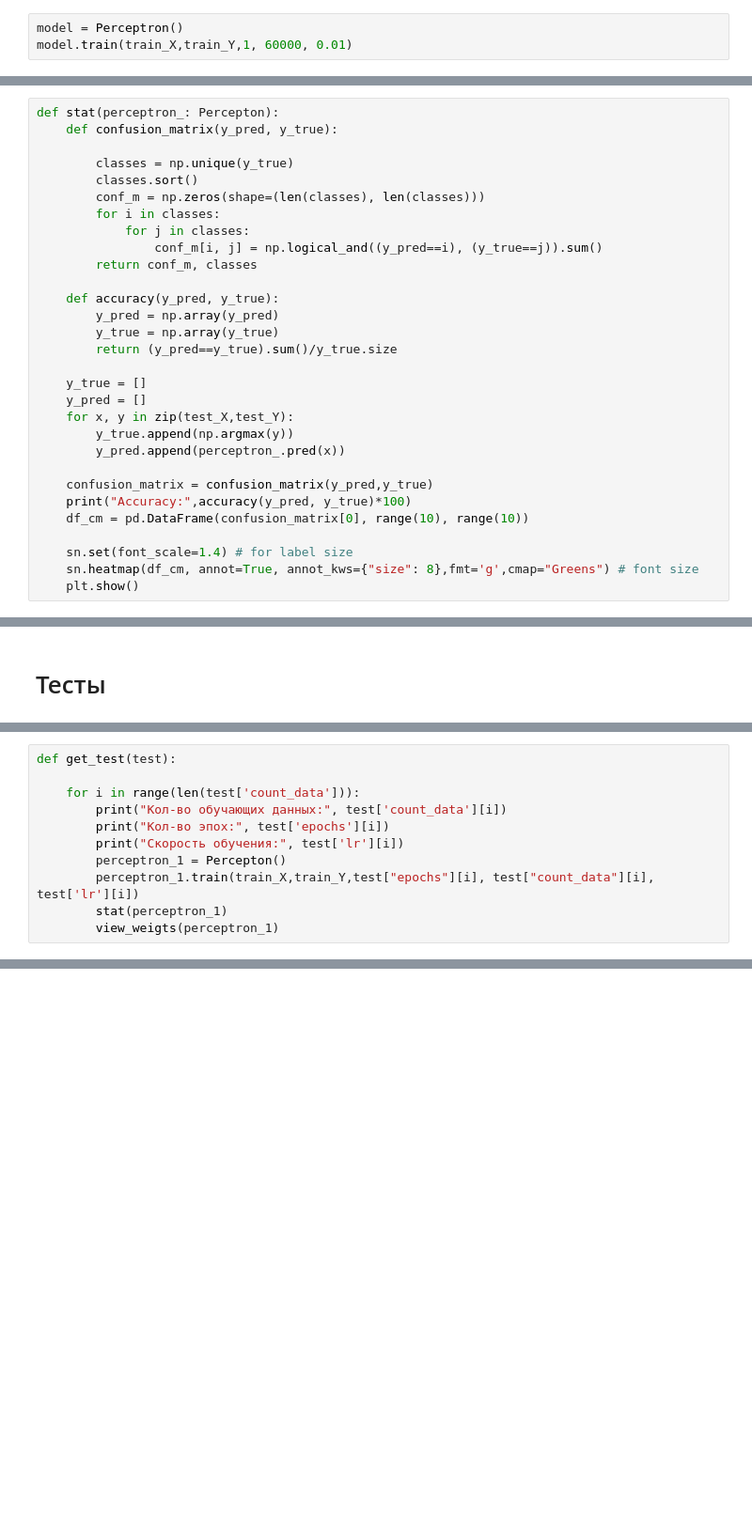
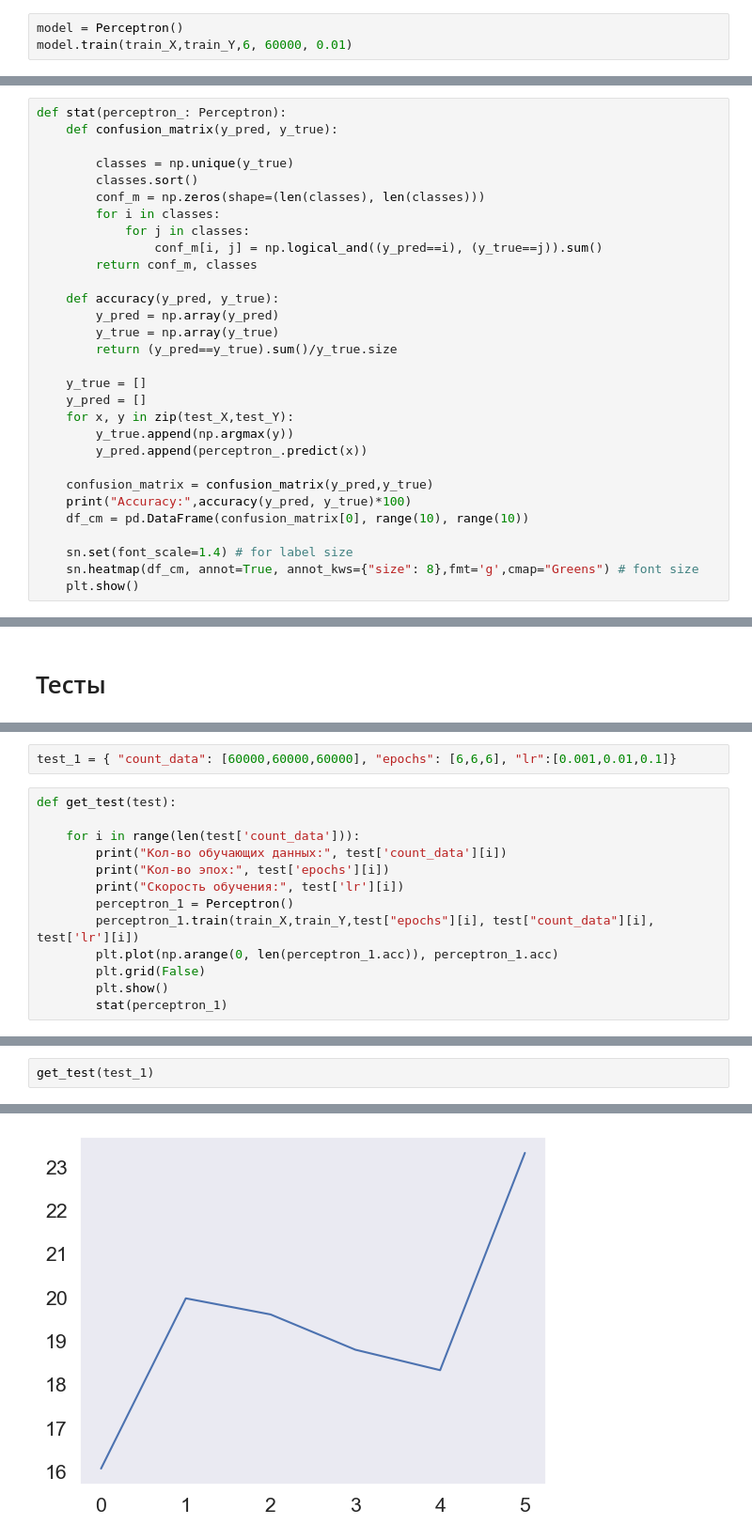
Before and after one commit to GongniR/Mag_2_semester, a Jupyter notebook: DoIS/LW_3/LW_3.ipynb, the cells around one changed output, grey strips where cells are left out. Shown: that part at 94% size. Cells and saved outputs as stored; diff of their text form; blank space fills up the shorter version.

```diff
--- a/DoIS/LW_3/LW_3.ipynb
+++ b/DoIS/LW_3/LW_3.ipynb
@@ -193,5 +180,5 @@ class Perceptron:
         return np.argmax(y_pred)
 # %%
 model = Perceptron()
-model.train(train_X,train_Y,1, 60000, 0.01)
+model.train(train_X,train_Y,6, 60000, 0.01)
 # %% [output]
@@ -211,7 +201,7 @@ model.predict(train_X[1])
 # %% [markdown]
 # Статистика обучения
 # %%
-def stat(perceptron_: Percepton):
+def stat(perceptron_: Perceptron):
     def confusion_matrix(y_pred, y_true):
 
         classes = np.unique(y_true)
@@ -231,7 +221,7 @@ def stat(perceptron_: Percepton):
     y_pred = []
     for x, y in zip(test_X,test_Y):
         y_true.append(np.argmax(y))
-        y_pred.append(perceptron_.pred(x))
+        y_pred.append(perceptron_.predict(x))
 
     confusion_matrix = confusion_matrix(y_pred,y_true)
     print("Accuracy:",accuracy(y_pred, y_true)*100)
@@ -258,3 +235,5 @@ test_3 = { "count_data": [5000,5000,5000], "epochs": [1,1,1], "lr":[0.1,0.1,0.1]
+# %%
+test_1 = { "count_data": [60000,60000,60000], "epochs": [6,6,6], "lr":[0.001,0.01,0.1]}
 # %%
 def get_test(test):
 
@@ -262,7 +241,9 @@ def get_test(test):
         print("Кол-во обучающих данных:", test['count_data'][i])
         print("Кол-во эпох:", test['epochs'][i])
         print("Скорость обучения:", test['lr'][i])
-        perceptron_1 = Percepton()
+        perceptron_1 = Perceptron()
         perceptron_1.train(train_X,train_Y,test["epochs"][i], test["count_data"][i], test['lr'][i])
+        plt.plot(np.arange(0, len(perceptron_1.acc)), perceptron_1.acc)
+        plt.grid(False)
+        plt.show()
         stat(perceptron_1)
-        view_weigts(perceptron_1)
@@ -268,0 +252,3 @@ def get_test(test):
+# %%
+get_test(test_1)
+# %% [output]
@@ -268,0 +258 @@ def get_test(test):
+[figure, added]
```
Also changed, not shown: parts of 10 cells of this notebook, 1 other file.
